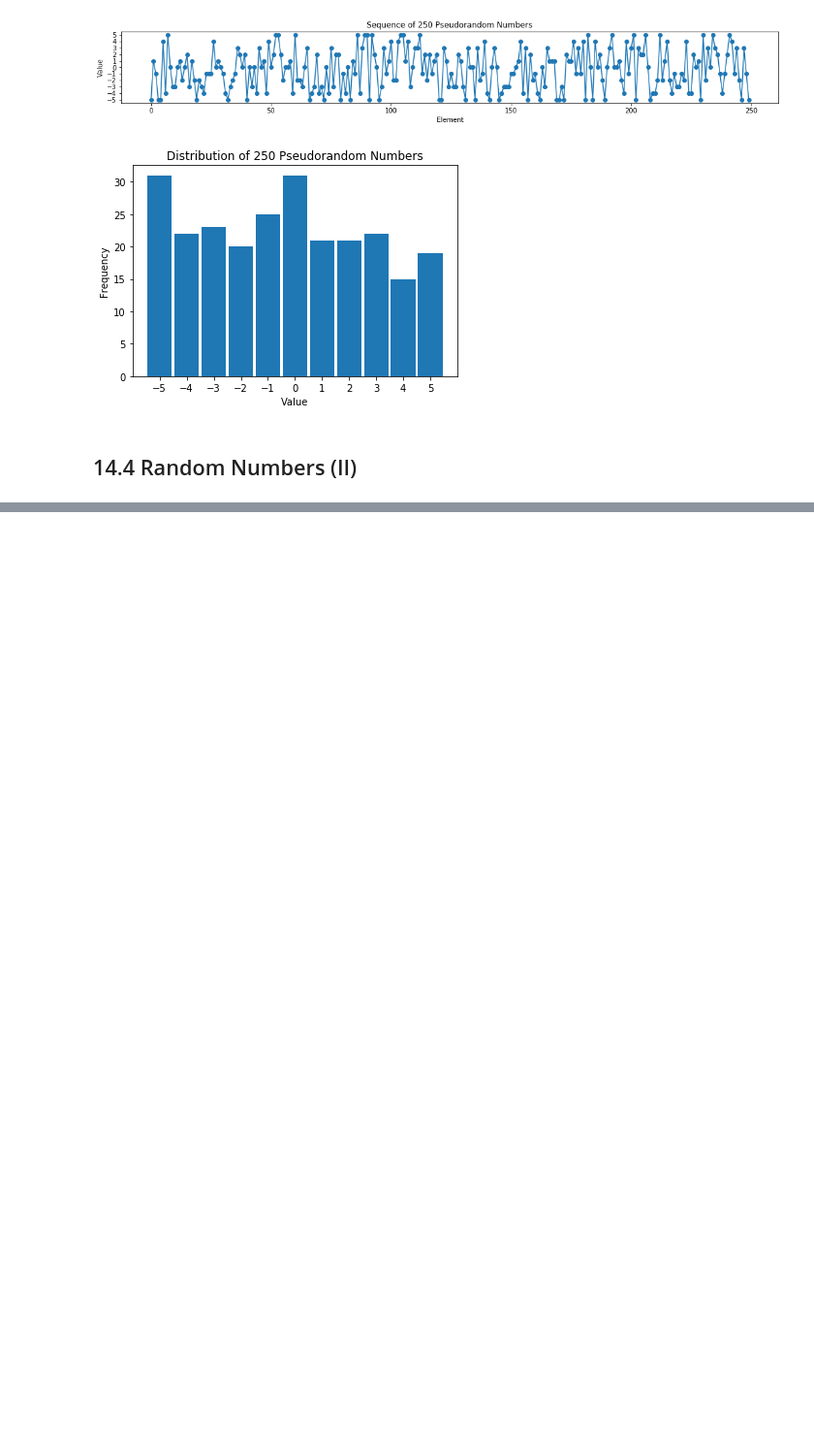
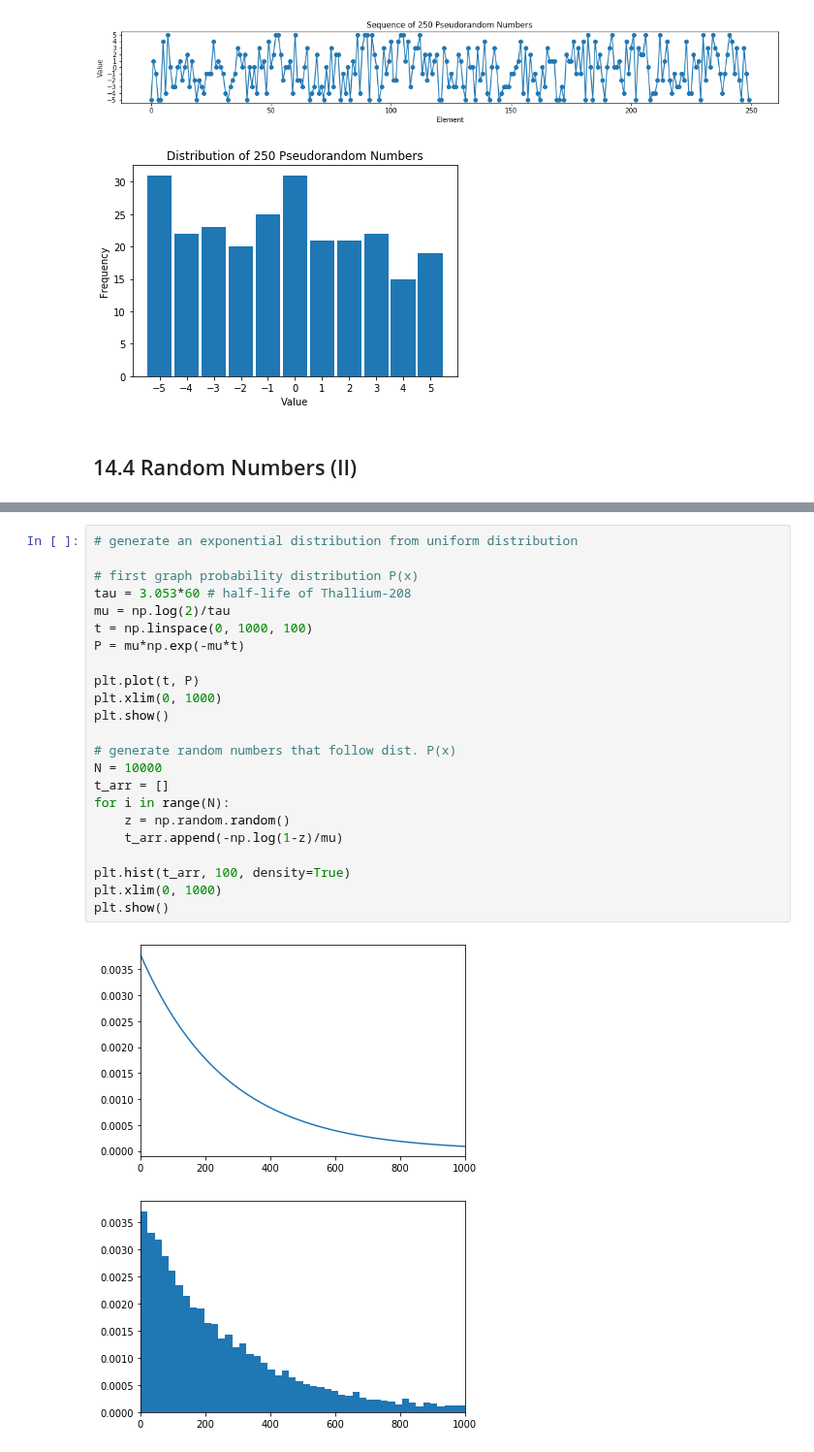
Before and after one commit to sabaronett/2017-cmp, a Jupyter notebook: homework/Baronett_hw08.ipynb, the cells around one changed output, grey strips where cells are left out. Shown at 97% size. Saved outputs shown, nothing was run; the diff lists cells and outputs as text; blank space fills up the shorter version.

```diff
--- a/homework/Baronett_hw08.ipynb
+++ b/homework/Baronett_hw08.ipynb
@@ -212,0 +291,26 @@ Let's visualize with an animation the position of a particle with Brownian motio
+# %%
+# generate an exponential distribution from uniform distribution
+
+# first graph probability distribution P(x)
+tau = 3.053*60 # half-life of Thallium-208
+mu = np.log(2)/tau
+t = np.linspace(0, 1000, 100)
+P = mu*np.exp(-mu*t)
+
+plt.plot(t, P)
+plt.xlim(0, 1000)
+plt.show()
+
+# generate random numbers that follow dist. P(x)
+N = 10000
+t_arr = []
+for i in range(N):
+    z = np.random.random()
+    t_arr.append(-np.log(1-z)/mu)
+
+plt.hist(t_arr, 100, density=True)
+plt.xlim(0, 1000)
+plt.show()
+# %% [output]
+[figure, added]
+[figure, added]
```
Also changed, not shown: parts of 8 cells of this notebook.
